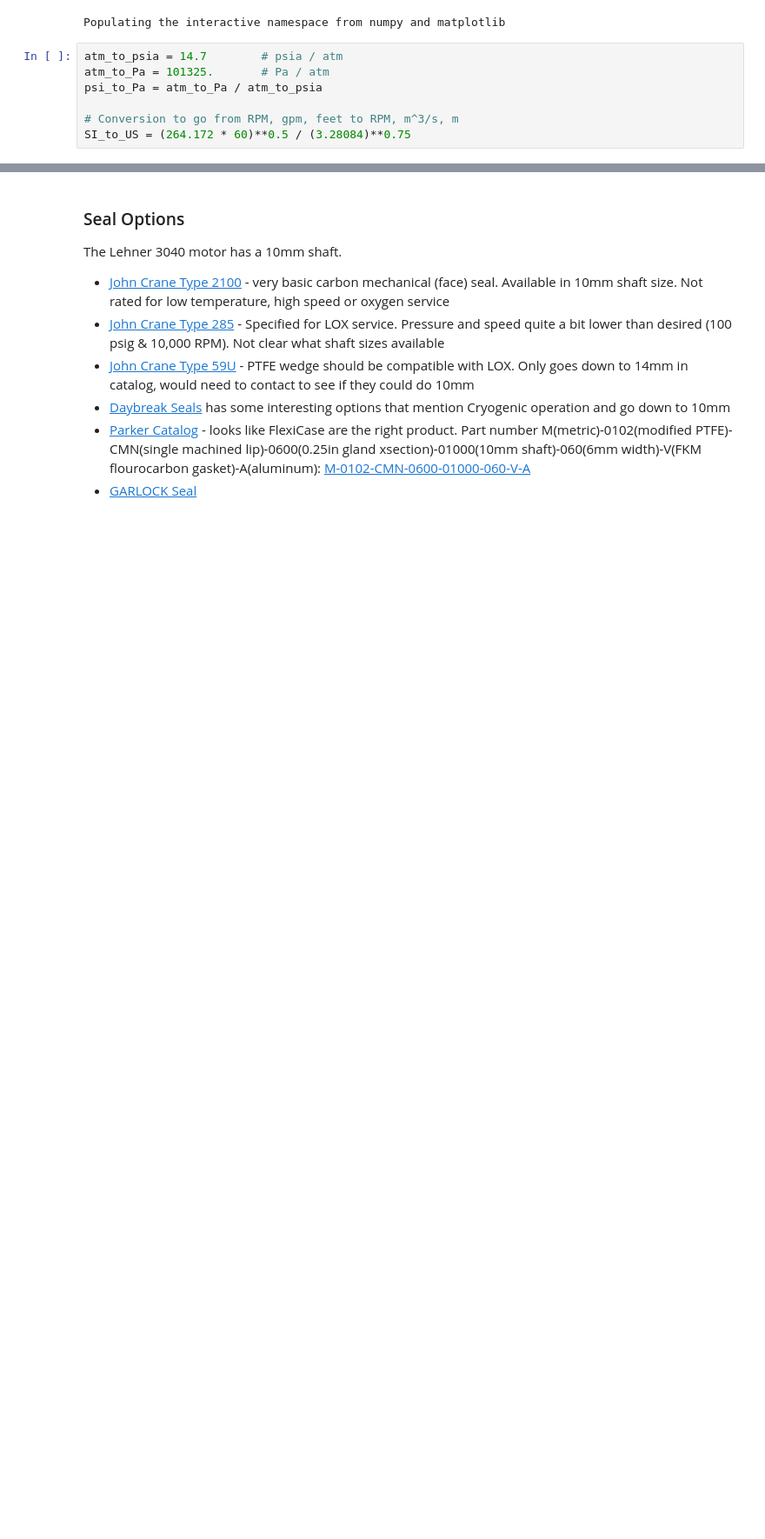
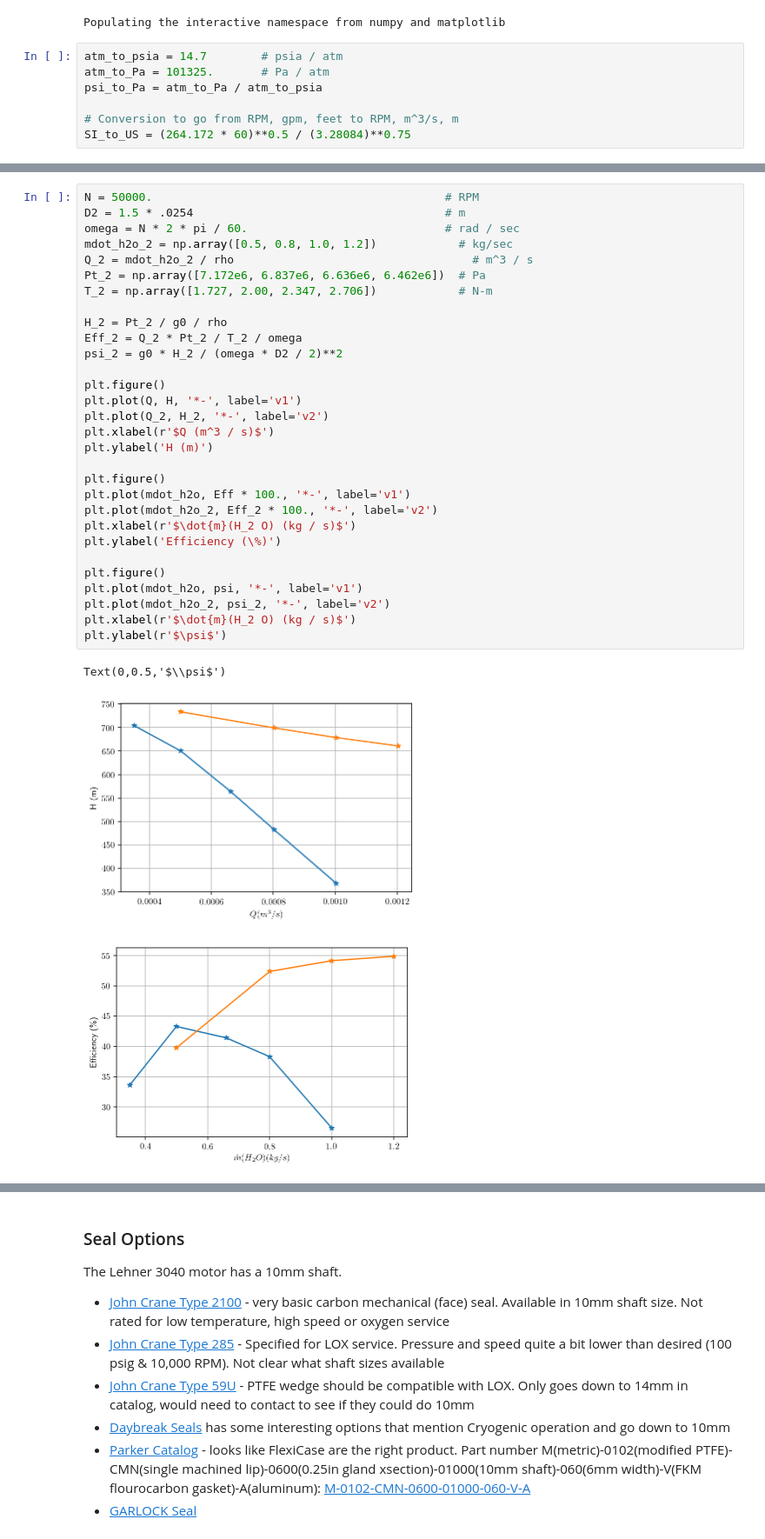
Before and after one commit to jonnydyer/PumpFedHybrid, a Jupyter notebook: Barske Pump.ipynb, the cells around one changed output, grey strips where cells are left out. Shown: that part at 87% size. Drawn from its saved outputs; the diff is of its cells as text; blank space fills up the shorter version.

```diff
--- a/Barske Pump.ipynb
+++ b/Barske Pump.ipynb
@@ -113,0 +217,34 @@ print dP2 / psi_to_Pa
+# %%
+N = 50000.                                           # RPM
+D2 = 1.5 * .0254                                     # m
+omega = N * 2 * pi / 60.                             # rad / sec
+mdot_h2o_2 = np.array([0.5, 0.8, 1.0, 1.2])            # kg/sec
+Q_2 = mdot_h2o_2 / rho                                   # m^3 / s
+Pt_2 = np.array([7.172e6, 6.837e6, 6.636e6, 6.462e6])  # Pa
+T_2 = np.array([1.727, 2.00, 2.347, 2.706])            # N-m
+
+H_2 = Pt_2 / g0 / rho
+Eff_2 = Q_2 * Pt_2 / T_2 / omega
+psi_2 = g0 * H_2 / (omega * D2 / 2)**2
+
+plt.figure()
+plt.plot(Q, H, '*-', label='v1')
+plt.plot(Q_2, H_2, '*-', label='v2')
+plt.xlabel(r'$Q (m^3 / s)$')
+plt.ylabel('H (m)')
+
+plt.figure()
+plt.plot(mdot_h2o, Eff * 100., '*-', label='v1')
+plt.plot(mdot_h2o_2, Eff_2 * 100., '*-', label='v2')
+plt.xlabel(r'$\dot{m}(H_2 O) (kg / s)$')
+plt.ylabel('Efficiency (\%)')
+
+plt.figure()
+plt.plot(mdot_h2o, psi, '*-', label='v1')
+plt.plot(mdot_h2o_2, psi_2, '*-', label='v2')
+plt.xlabel(r'$\dot{m}(H_2 O) (kg / s)$')
+plt.ylabel(r'$\psi$')
+# %% [output]
+Text(0,0.5,'$\\psi$')
+[figure, added]
+[figure, added]
```
Also changed, not shown: parts of 10 cells of this notebook, 8 other files.
